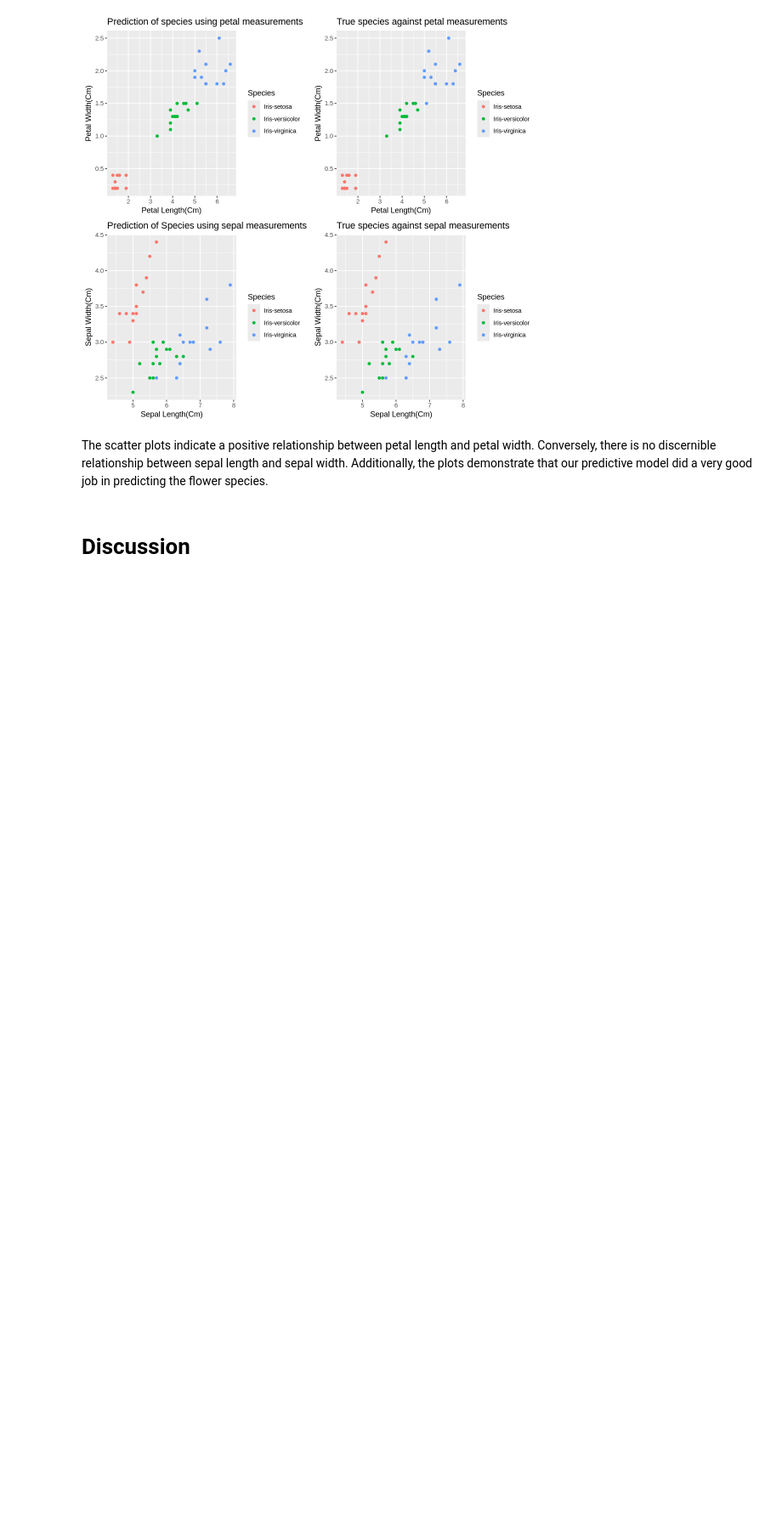
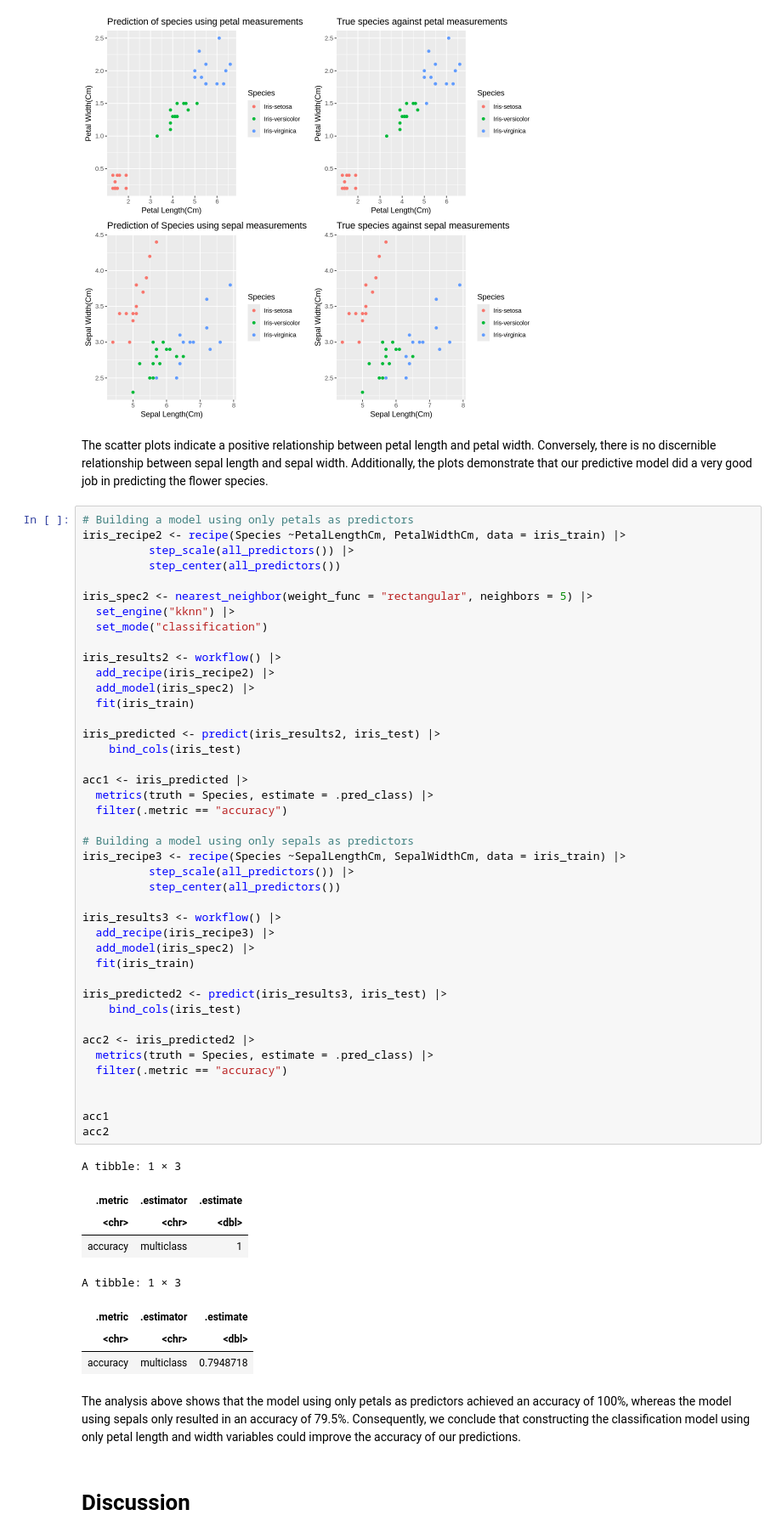
Before and after one commit to lucaschan117/dsci-100-002-group36, a Jupyter notebook: Iris_Project.ipynb, the cells around one changed output. Shown at 85% size. Saved outputs shown, nothing was run; the diff lists cells and outputs as text; blank space fills up the shorter version.

Commit message:
added prediction comparison

```diff
--- a/Iris_Project.ipynb
+++ b/Iris_Project.ipynb
@@ -413,6 +395,59 @@ plot_grid(iris_prediction_viz1, iris_actual_viz1, iris_prediction_viz2, iris_act
 [figure]
 # %% [markdown]
 The scatter plots indicate a positive relationship between petal length and petal width. Conversely, there is no discernible relationship between sepal length and sepal width. Additionally, the plots demonstrate that our predictive model did a very good job in predicting the flower species.
+# %%
+# Building a model using only petals as predictors
+iris_recipe2 <- recipe(Species ~PetalLengthCm, PetalWidthCm, data = iris_train) |>
+          step_scale(all_predictors()) |>
+          step_center(all_predictors())
+
+iris_spec2 <- nearest_neighbor(weight_func = "rectangular", neighbors = 5) |>
+  set_engine("kknn") |>
+  set_mode("classification")
+
+iris_results2 <- workflow() |>
+  add_recipe(iris_recipe2) |>
+  add_model(iris_spec2) |>
+  fit(iris_train)
+
+iris_predicted <- predict(iris_results2, iris_test) |>
+    bind_cols(iris_test)
+
+acc1 <- iris_predicted |>
+  metrics(truth = Species, estimate = .pred_class) |>
+  filter(.metric == "accuracy")
+
+# Building a model using only sepals as predictors
+iris_recipe3 <- recipe(Species ~SepalLengthCm, SepalWidthCm, data = iris_train) |>
+          step_scale(all_predictors()) |>
+          step_center(all_predictors())
+
+iris_results3 <- workflow() |>
+  add_recipe(iris_recipe3) |>
+  add_model(iris_spec2) |>
+  fit(iris_train)
+
+iris_predicted2 <- predict(iris_results3, iris_test) |>
+    bind_cols(iris_test)
+
+acc2 <- iris_predicted2 |>
+  metrics(truth = Species, estimate = .pred_class) |>
+  filter(.metric == "accuracy")
+
+
+acc1
+acc2
+# %% [output]
+A tibble: 1 × 3
+| .metric | .estimator | .estimate |
+| <chr> | <chr> | <dbl> |
+| accuracy | multiclass | 1 |
+A tibble: 1 × 3
+| .metric | .estimator | .estimate |
+| <chr> | <chr> | <dbl> |
+| accuracy | multiclass | 0.7948718 |
+# %% [markdown]
+The analysis above shows that the model using only petals as predictors achieved an accuracy of 100%, whereas the model using sepals only resulted in an accuracy of 79.5%. Consequently, we conclude that constructing the classification model using only petal length and width variables could improve the accuracy of our predictions.
 # %% [markdown]
 # Discussion
 # %% [markdown]
```
Also changed, not shown: parts of 1 cell of this notebook.
